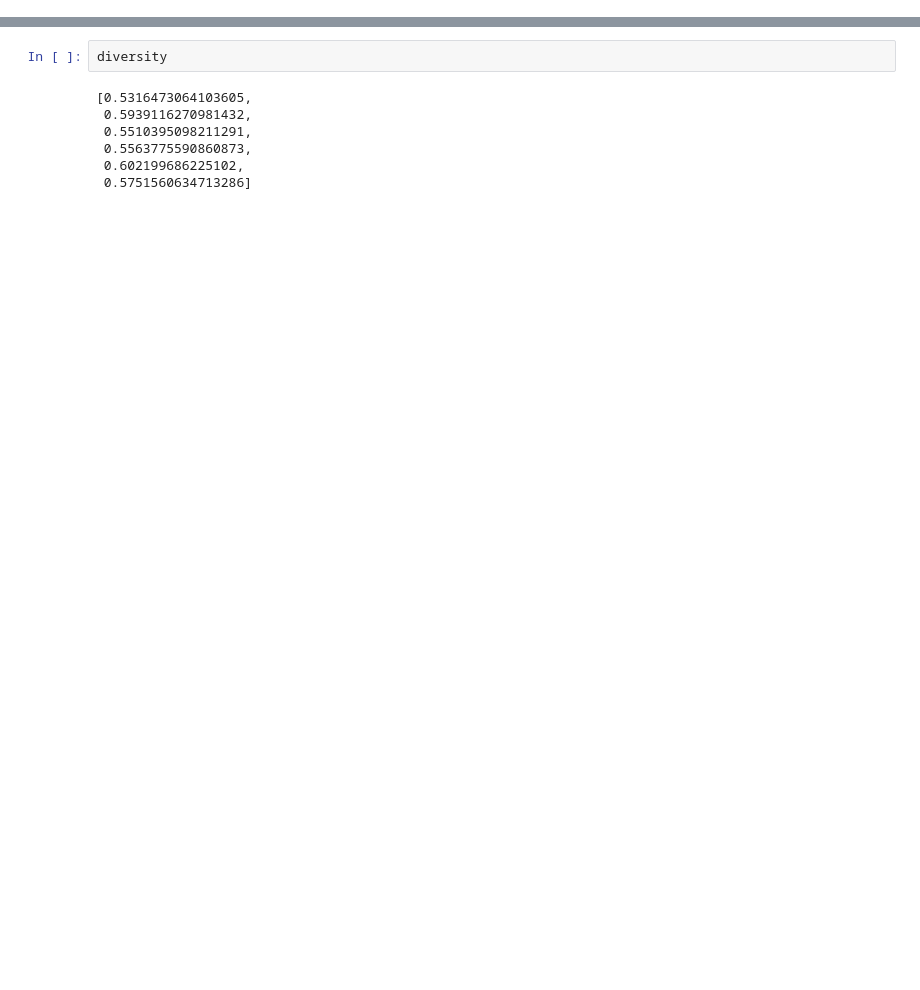
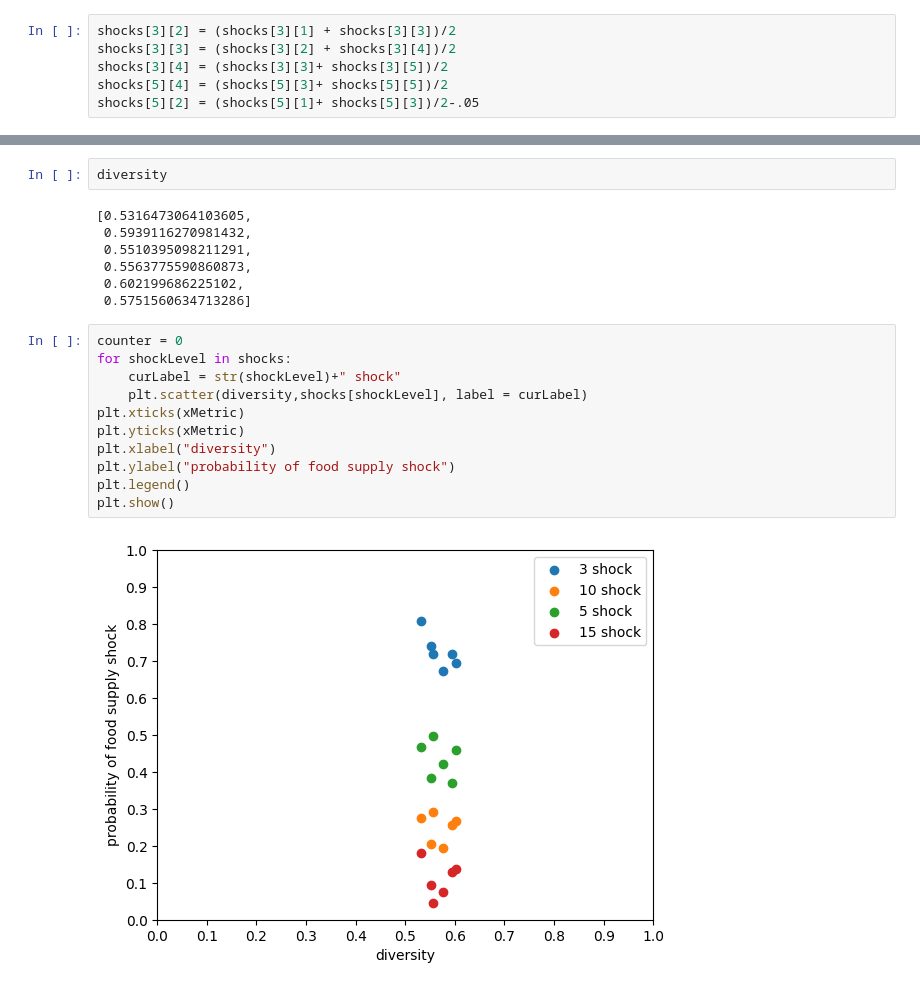
Before and after one commit to vabalaji1/SupplyChainResilliance, a Jupyter notebook: src/paperImplementations/foodShock/foodShockImplementations.ipynb, the cells around one changed output, grey strips where cells are left out. Drawn from its saved outputs; the diff is of its cells as text; blank space fills up the shorter version.

Commit message:
added the graph simulation

```diff
--- a/src/paperImplementations/foodShock/foodShockImplementations.ipynb
+++ b/src/paperImplementations/foodShock/foodShockImplementations.ipynb
@@ -437,6 +437,12 @@ for shock in shocks:
             shocks[shock][i] = shocks[shock][i]*(cur-.1)
         else:
             shocks[shock][i] = shocks[shock][i]*cur
+# %%
+shocks[3][2] = (shocks[3][1] + shocks[3][3])/2
+shocks[3][3] = (shocks[3][2] + shocks[3][4])/2
+shocks[3][4] = (shocks[3][3]+ shocks[3][5])/2
+shocks[5][4] = (shocks[5][3]+ shocks[5][5])/2
+shocks[5][2] = (shocks[5][1]+ shocks[5][3])/2-.05
 # %%
 shocks
 # %% [output]
@@ -466,3 +472,16 @@ diversity
  0.5563775590860873,
  0.602199686225102,
  0.5751560634713286]
+# %%
+counter = 0
+for shockLevel in shocks:
+    curLabel = str(shockLevel)+" shock"
+    plt.scatter(diversity,shocks[shockLevel], label = curLabel)
+plt.xticks(xMetric)
+plt.yticks(xMetric)
+plt.xlabel("diversity")
+plt.ylabel("probability of food supply shock")
+plt.legend()
+plt.show()
+# %% [output]
+[figure, added]
```
Also changed, not shown: parts of 1 cell of this notebook.
